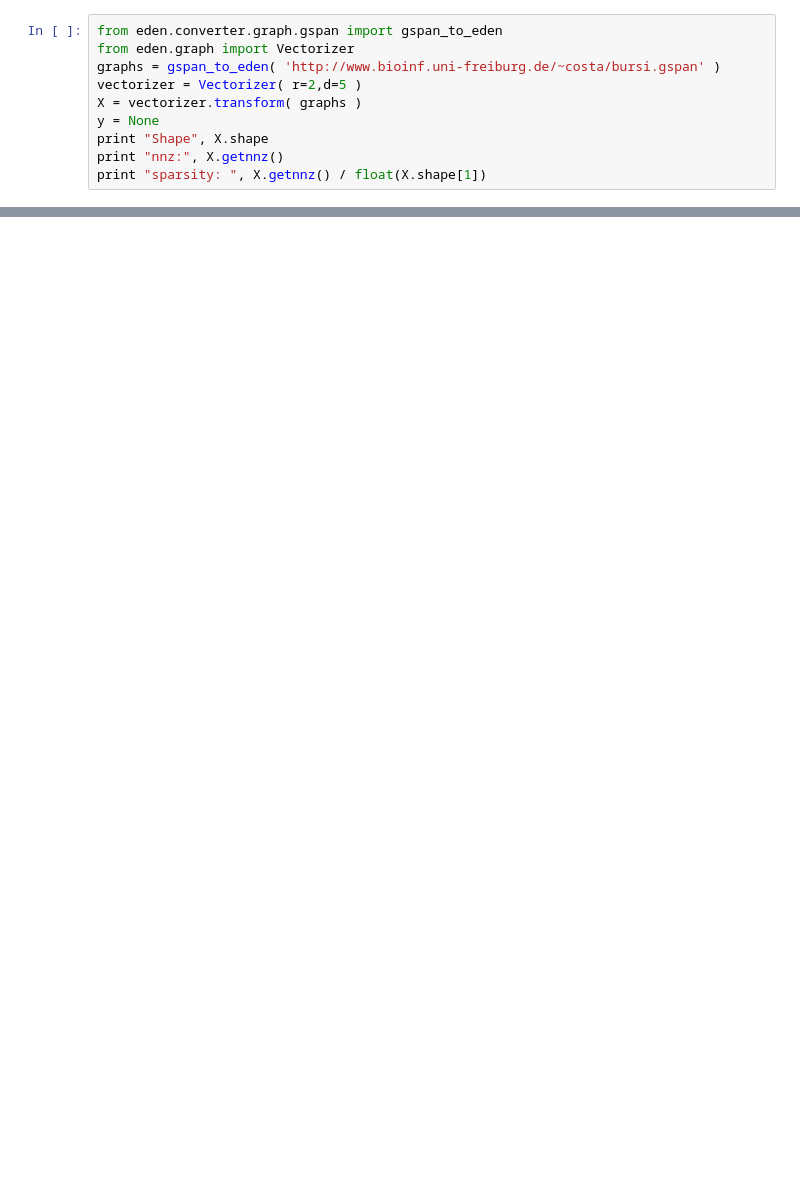
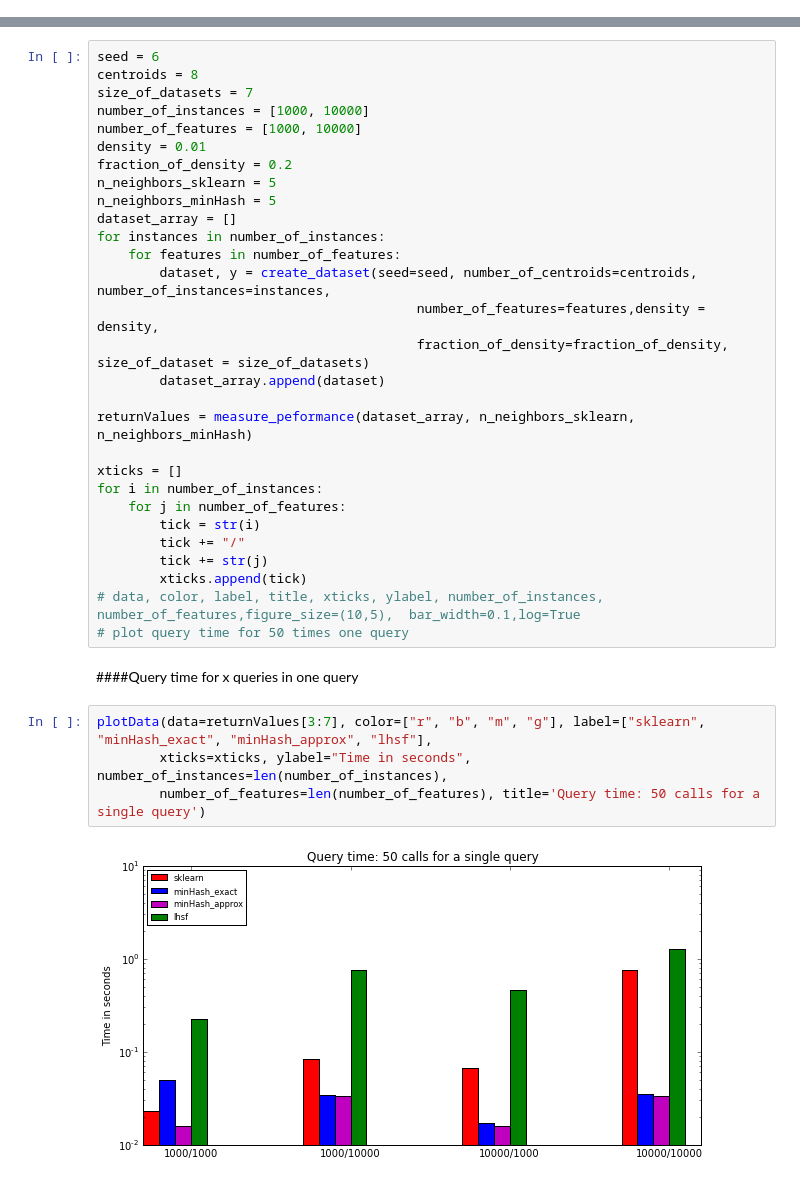
Before and after one commit to joachimwolff/sparse-neighbors-search, a Jupyter notebook: example/time.ipynb, the cells around one changed output, grey strips where cells are left out. Saved outputs shown, nothing was run; the diff lists cells and outputs as text; blank space fills up the shorter version.

```diff
--- a/example/time.ipynb
+++ b/example/time.ipynb
@@ -318,10 +0,0 @@ ValueError: Input contains NaN, infinity or a value too large for dtype('float64
-# %%
-from eden.converter.graph.gspan import gspan_to_eden
-from eden.graph import Vectorizer
-graphs = gspan_to_eden( 'http://www.bioinf.uni-freiburg.de/~costa/bursi.gspan' )
-vectorizer = Vectorizer( r=2,d=5 )
-X = vectorizer.transform( graphs )
-y = None
-print "Shape", X.shape
-print "nnz:", X.getnnz()
-print "sparsity: ", X.getnnz() / float(X.shape[1])
@@ -411,0 +268,37 @@ print "Accuracy minHash_approx: ", accuracy_1_50_minHash_approx
+# %%
+seed = 6
+centroids = 8
+size_of_datasets = 7
+number_of_instances = [1000, 10000]
+number_of_features = [1000, 10000]
+density = 0.01
+fraction_of_density = 0.2
+n_neighbors_sklearn = 5
+n_neighbors_minHash = 5
+dataset_array = []
+for instances in number_of_instances:
+    for features in number_of_features:
+        dataset, y = create_dataset(seed=seed, number_of_centroids=centroids, number_of_instances=instances,
+                                         number_of_features=features,density = density,
+                                         fraction_of_density=fraction_of_density, size_of_dataset = size_of_datasets)
+        dataset_array.append(dataset)
+
+returnValues = measure_peformance(dataset_array, n_neighbors_sklearn, n_neighbors_minHash)
+
+xticks = []
+for i in number_of_instances:
+    for j in number_of_features:
+        tick = str(i)
+        tick += "/"
+        tick += str(j)
+        xticks.append(tick)
+# data, color, label, title, xticks, ylabel, number_of_instances, number_of_features,figure_size=(10,5),  bar_width=0.1,log=True
+# plot query time for 50 times one query
+# %% [markdown]
+####Query time for x queries in one query
+# %%
+plotData(data=returnValues[3:7], color=["r", "b", "m", "g"], label=["sklearn", "minHash_exact", "minHash_approx", "lhsf"],
+        xticks=xticks, ylabel="Time in seconds", number_of_instances=len(number_of_instances),
+        number_of_features=len(number_of_features), title='Query time: 50 calls for a single query')
+# %% [output]
+[figure, added]
```
Also changed, not shown: parts of 46 cells of this notebook, 1 other file.
